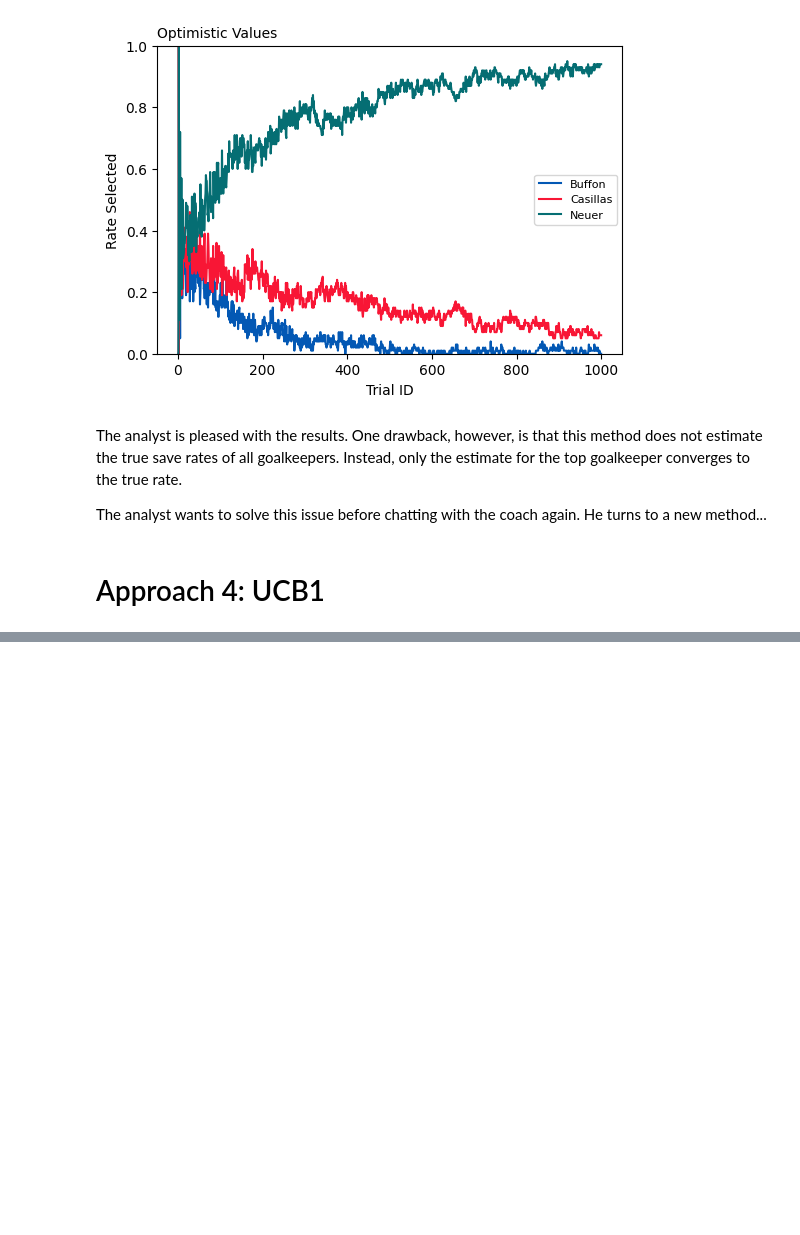
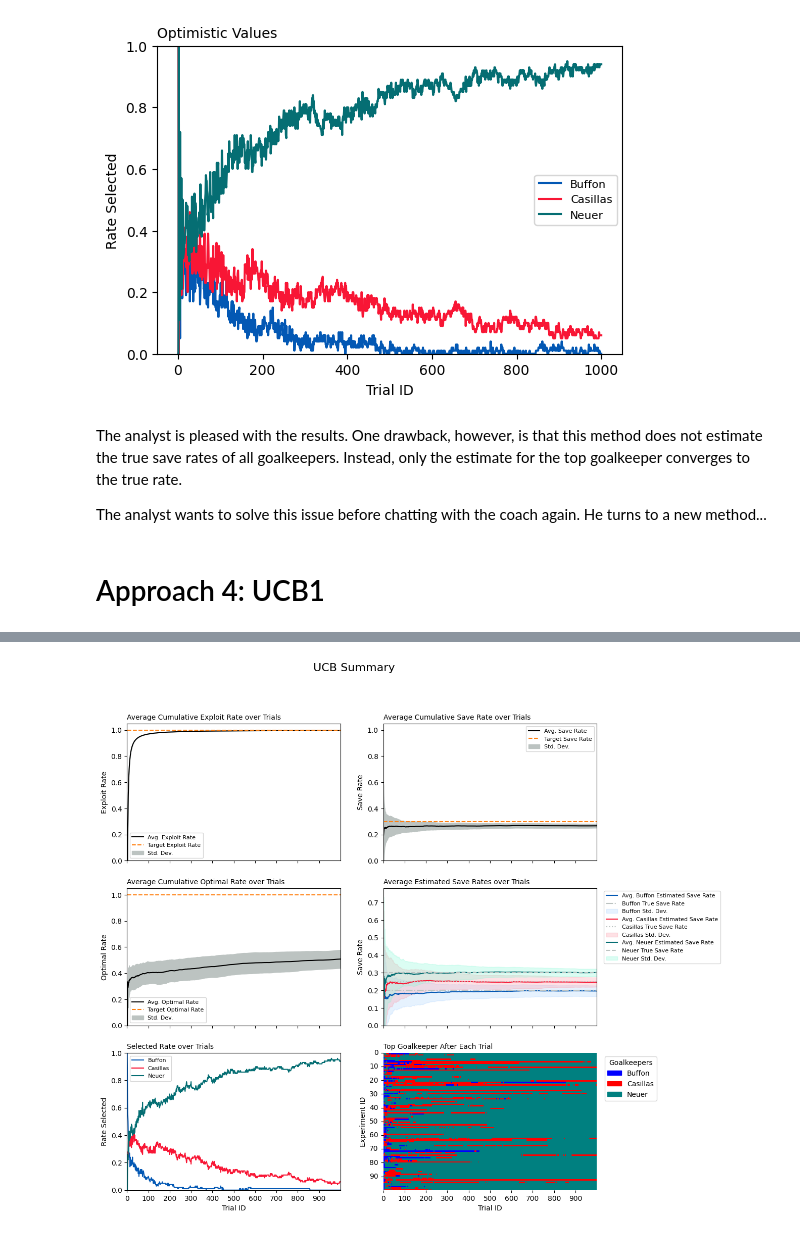
Before and after one commit to rgbuckley/goalkeeper_ab_test, a Jupyter notebook: bandit.ipynb, the cells around one changed output, grey strips where cells are left out. Cells and saved outputs as stored; diff of their text form; code cells hidden in the pictures; blank space fills up the shorter version.

```diff
--- a/bandit.ipynb
+++ b/bandit.ipynb
@@ -1409,0 +1441,11 @@ The analyst wants to solve this issue before chatting with the coach again. He t
+# %%
+def ucb(mean, n, nj):
+    """
+    Returns the estimate of the save rate with an upper confidence bound
+
+    mean (float): the estiamted save rate
+    n (int): the total number of shots faced so far
+    nj (int): the number of shots this gk faced so far
+    """
+
+    return mean + np.sqrt(2*np.log(n)/nj)
@@ -1409,0 +1592,17 @@ The analyst wants to solve this issue before chatting with the coach again. He t
+# %%
+#set parameters for the simulation
+num_experiments = 100
+num_trials = 1000
+gk_save_rates = [0.2, 0.25, 0.3]
+gk_names = ['Buffon', 'Casillas', 'Neuer']
+
+df_sim_ucb = simulation_ucb(num_experiments,num_trials,gk_save_rates,gk_names)
+
+#do two more simulations in a different order
+gk_save_rates = [0.25, 0.3, 0.2]
+gk_names = ['Casillas', 'Neuer', 'Buffon']
+df_sim_ucb_2 = simulation_ucb(num_experiments,num_trials,gk_save_rates,gk_names)
+
+gk_save_rates = [0.3, 0.2, 0.25]
+gk_names = ['Neuer', 'Buffon','Casillas']
+df_sim_ucb_3 = simulation_ucb(num_experiments,num_trials,gk_save_rates,gk_names)
@@ -1409,0 +1617,4 @@ The analyst wants to solve this issue before chatting with the coach again. He t
+# %%
+plot_simulation_summary(df_sim_ucb, 'UCB Summary')
+# %% [output]
+[figure, added]
```
Also changed, not shown: parts of 22 cells of this notebook.
